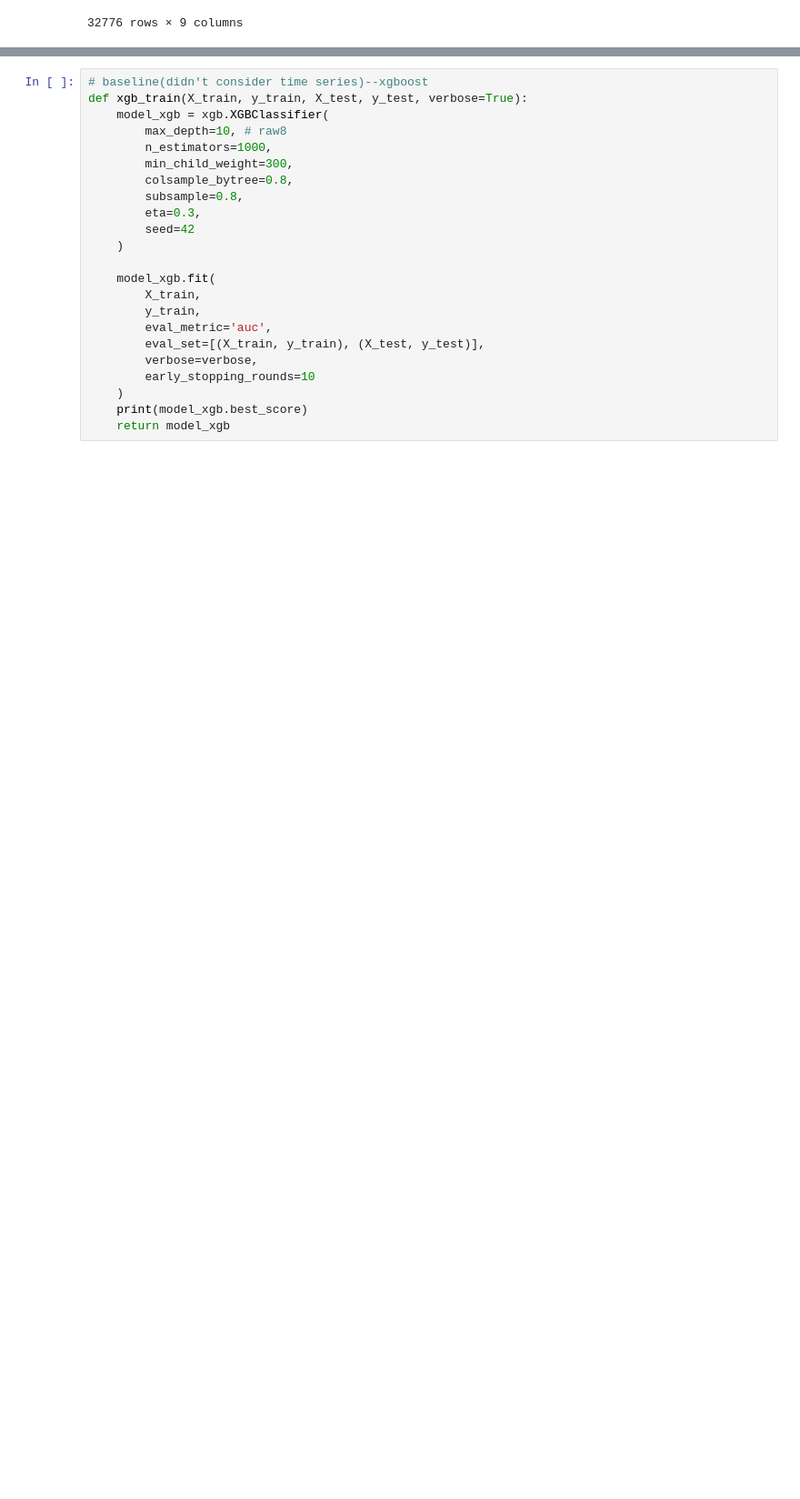
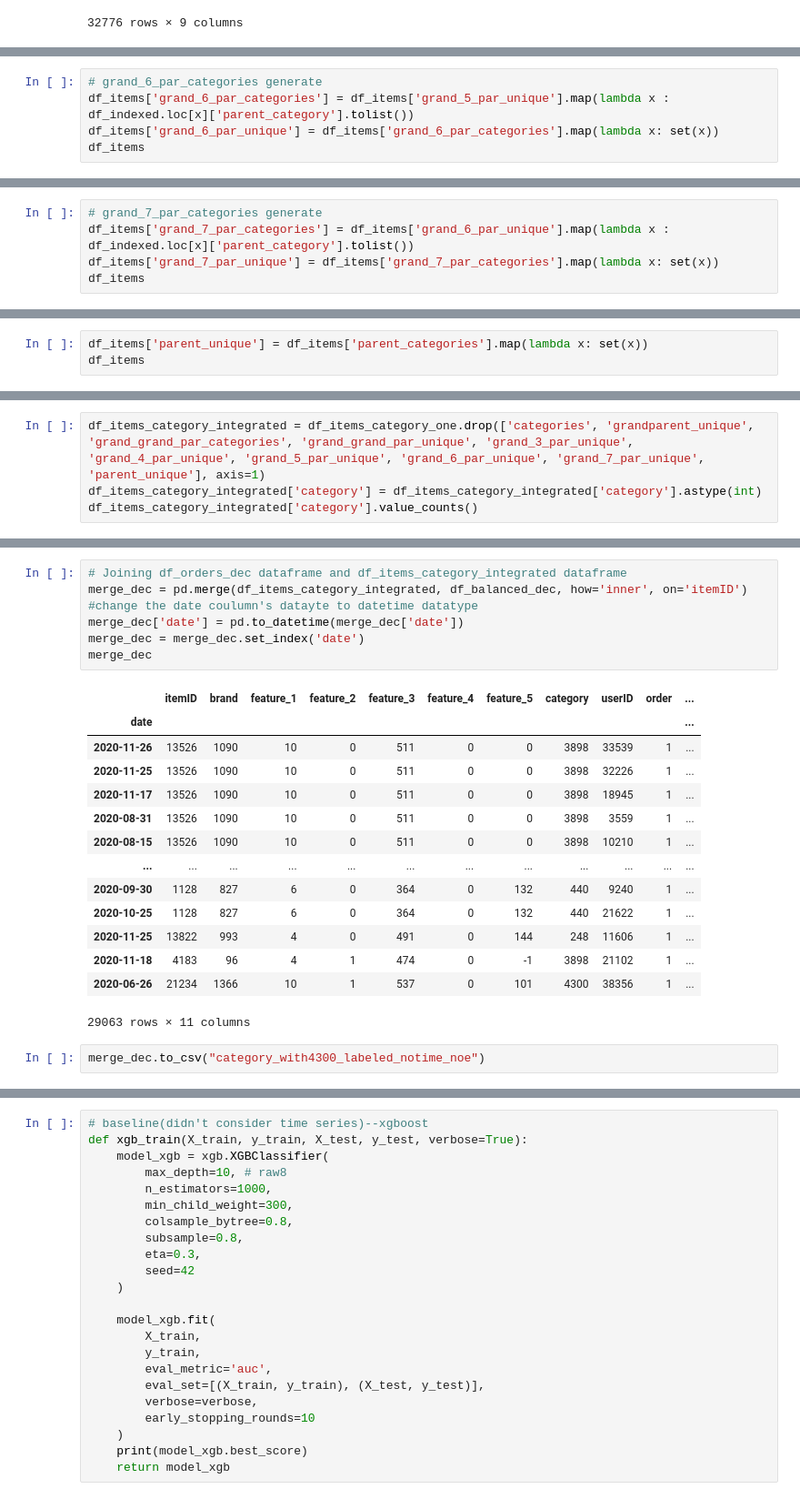
Before and after one commit to zhong3401/Data-Mining2, a Jupyter notebook: model_yuan.ipynb, the cells around one changed output, grey strips where cells are left out. Shown at 91% size. Drawn from its saved outputs; the diff is of its cells as text; blank space fills up the shorter version.

Commit message:
category dealed

```diff
--- a/model_yuan.ipynb
+++ b/model_yuan.ipynb
@@ -132,0 +320,5 @@ df_items
+# %%
+# grand_6_par_categories generate
+df_items['grand_6_par_categories'] = df_items['grand_5_par_unique'].map(lambda x : df_indexed.loc[x]['parent_category'].tolist())
+df_items['grand_6_par_unique'] = df_items['grand_6_par_categories'].map(lambda x: set(x))
+df_items
@@ -132,0 +339,5 @@ df_items
+# %%
+# grand_7_par_categories generate
+df_items['grand_7_par_categories'] = df_items['grand_6_par_unique'].map(lambda x : df_indexed.loc[x]['parent_category'].tolist())
+df_items['grand_7_par_unique'] = df_items['grand_7_par_categories'].map(lambda x: set(x))
+df_items
@@ -132,0 +546,3 @@ df_items
+# %%
+df_items['parent_unique'] = df_items['parent_categories'].map(lambda x: set(x))
+df_items
@@ -132,0 +621,4 @@ df_items
+# %%
+df_items_category_integrated = df_items_category_one.drop(['categories', 'grandparent_unique', 'grand_grand_par_categories', 'grand_grand_par_unique', 'grand_3_par_unique', 'grand_4_par_unique', 'grand_5_par_unique', 'grand_6_par_unique', 'grand_7_par_unique', 'parent_unique'], axis=1)
+df_items_category_integrated['category'] = df_items_category_integrated['category'].astype(int)
+df_items_category_integrated['category'].value_counts()
@@ -132,0 +654,24 @@ df_items
+# %%
+# Joining df_orders_dec dataframe and df_items_category_integrated dataframe
+merge_dec = pd.merge(df_items_category_integrated, df_balanced_dec, how='inner', on='itemID')
+#change the date coulumn's datayte to datetime datatype
+merge_dec['date'] = pd.to_datetime(merge_dec['date'])
+merge_dec = merge_dec.set_index('date')
+merge_dec
+# %% [output]
+|  | itemID | brand | feature_1 | feature_2 | feature_3 | feature_4 | feature_5 | category | userID | order | ... |
+| date |  |  |  |  |  |  |  |  |  |  | ... |
+| 2020-11-26 | 13526 | 1090 | 10 | 0 | 511 | 0 | 0 | 3898 | 33539 | 1 | ... |
+| 2020-11-25 | 13526 | 1090 | 10 | 0 | 511 | 0 | 0 | 3898 | 32226 | 1 | ... |
+| 2020-11-17 | 13526 | 1090 | 10 | 0 | 511 | 0 | 0 | 3898 | 18945 | 1 | ... |
+| 2020-08-31 | 13526 | 1090 | 10 | 0 | 511 | 0 | 0 | 3898 | 3559 | 1 | ... |
+| 2020-08-15 | 13526 | 1090 | 10 | 0 | 511 | 0 | 0 | 3898 | 10210 | 1 | ... |
+| ... | ... | ... | ... | ... | ... | ... | ... | ... | ... | ... | ... |
+| 2020-09-30 | 1128 | 827 | 6 | 0 | 364 | 0 | 132 | 440 | 9240 | 1 | ... |
+| 2020-10-25 | 1128 | 827 | 6 | 0 | 364 | 0 | 132 | 440 | 21622 | 1 | ... |
+| 2020-11-25 | 13822 | 993 | 4 | 0 | 491 | 0 | 144 | 248 | 11606 | 1 | ... |
+| 2020-11-18 | 4183 | 96 | 4 | 1 | 474 | 0 | -1 | 3898 | 21102 | 1 | ... |
+| 2020-06-26 | 21234 | 1366 | 10 | 1 | 537 | 0 | 101 | 4300 | 38356 | 1 | ... |
+29063 rows × 11 columns
+# %%
+merge_dec.to_csv("category_with4300_labeled_notime_noe")
```
Also changed, not shown: parts of 50 cells of this notebook, 1 other file.
